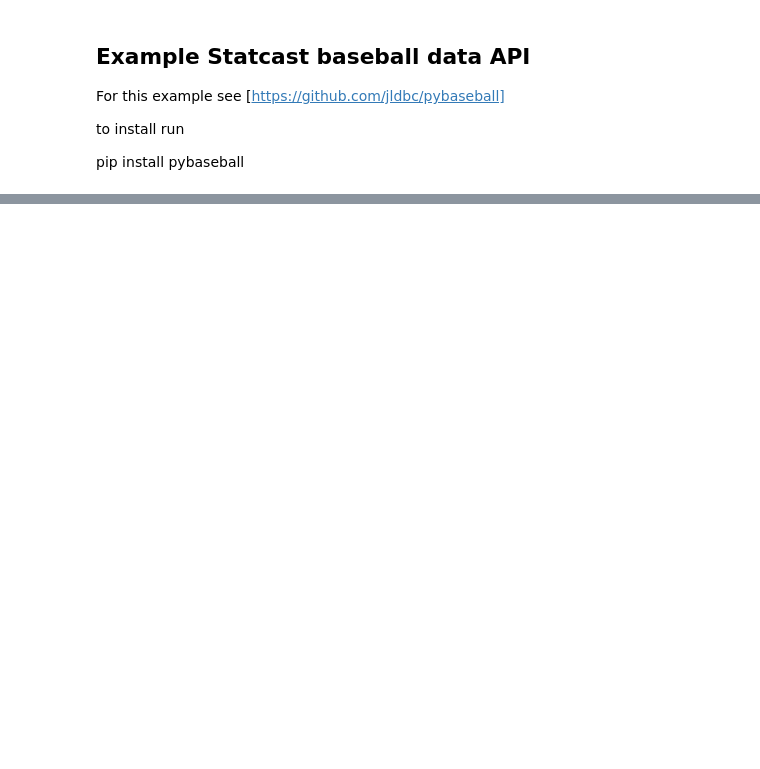
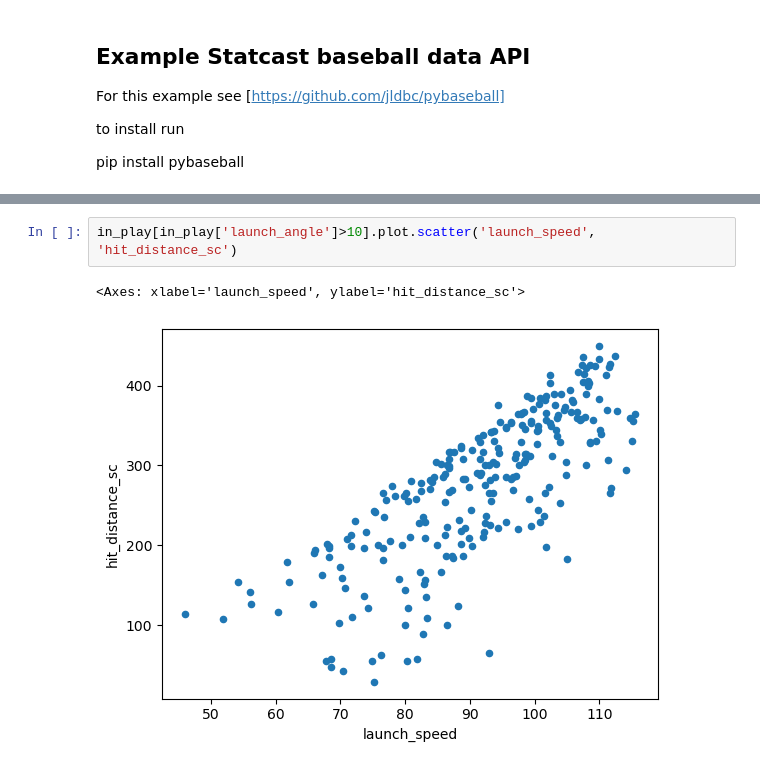
Before and after one commit to True-North-Intelligent-Algorithms/intro-to-data-analysis, a Jupyter notebook: docs/30_web_api/25_baseball_stats.ipynb, the cells around one changed output, grey strips where cells are left out. Drawn from its saved outputs; the diff is of its cells as text; blank space fills up the shorter version.

```diff
--- a/docs/30_web_api/25_baseball_stats.ipynb
+++ b/docs/30_web_api/25_baseball_stats.ipynb
@@ -77,0 +187,5 @@ in_play.head()
+# %%
+in_play[in_play['launch_angle']>10].plot.scatter('launch_speed', 'hit_distance_sc')
+# %% [output]
+<Axes: xlabel='launch_speed', ylabel='hit_distance_sc'>
+[figure, added]
```
Also changed, not shown: parts of 14 cells of this notebook, 33 other files.
